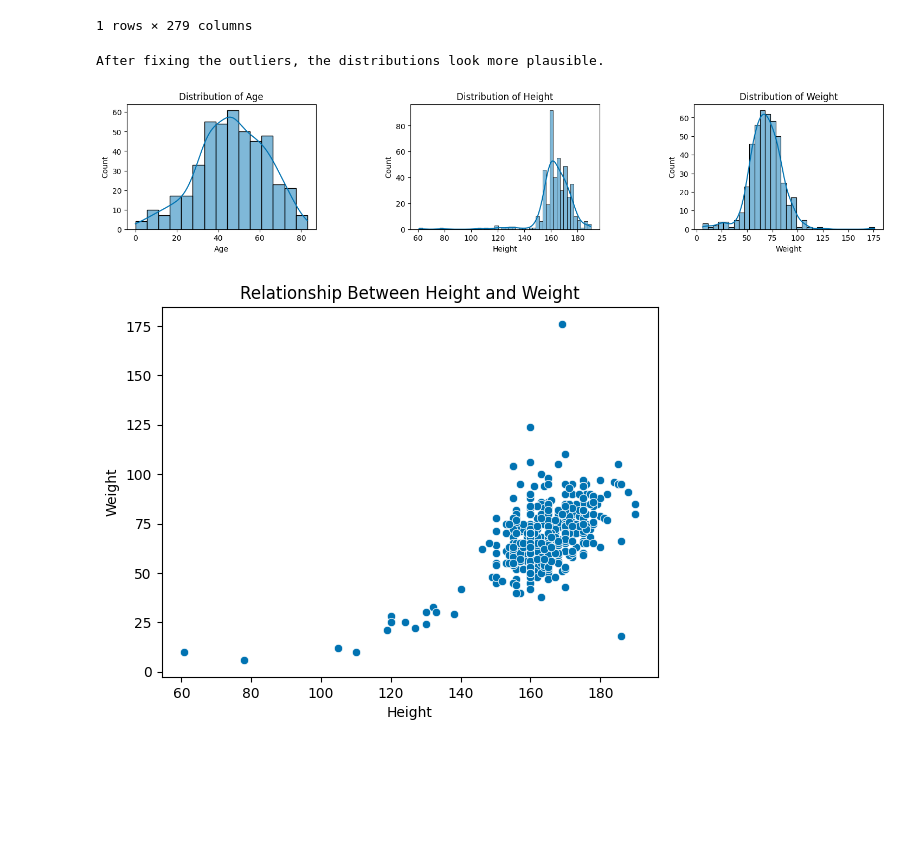
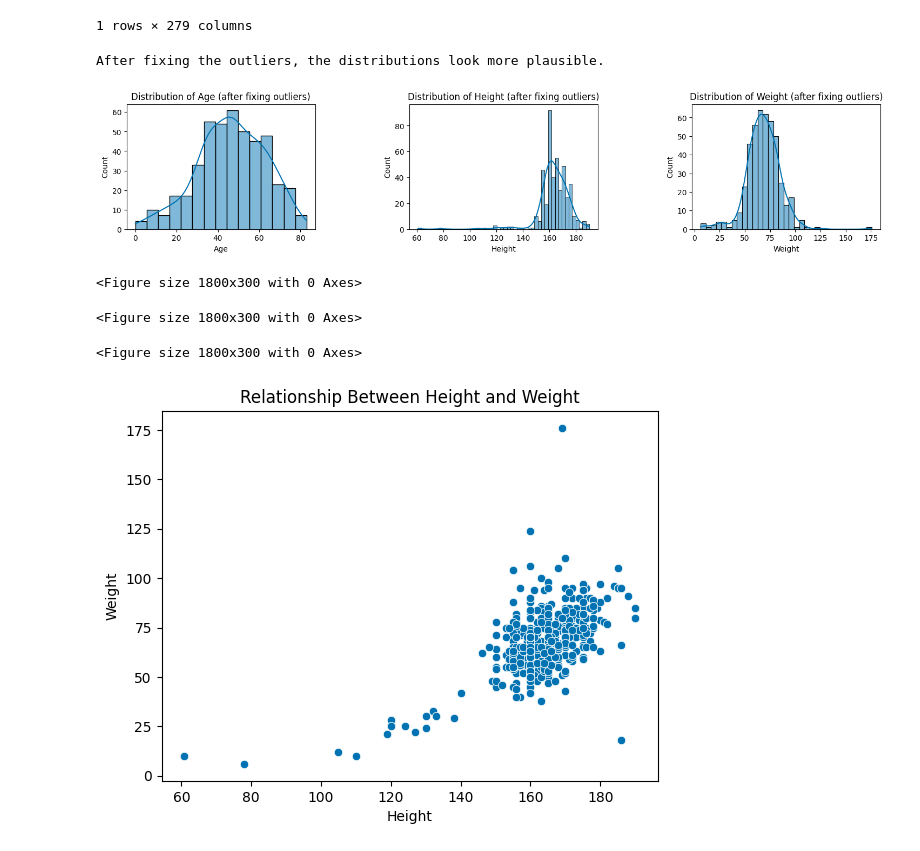
Before and after one commit to DataScientest-Studio/jan24_bds_int_atrial_fibrillation, a Jupyter notebook: notebooks/1A_EDA_UCI_Bilkent_Dataset.ipynb, the cells around one changed output. Drawn from its saved outputs; the diff is of its cells as text; code cells hidden in the pictures; blank space fills up the shorter version.

```diff
--- a/notebooks/1A_EDA_UCI_Bilkent_Dataset.ipynb
+++ b/notebooks/1A_EDA_UCI_Bilkent_Dataset.ipynb
@@ -123,18 +126,28 @@ plt.show()
 # %% [output]
 [figure]
 # %%
-# printing plots of distribution for columns with missing values
+# Plotting distribution for columns with missing values
 f, axes = plt.subplots(1, len(df_obj), figsize=(18, 3))
-i=0
+i = 0
 while i in range(len(df_obj)):
     for o in df_obj:
         sns.histplot(x=df[o], ax=axes[i], kde=True, stat='count')
-        print('NaN % in', o, ':', (df[o].isna().sum()/len(df[o])).round(2)*100)
-        i=i+1
+        axes[i].set_title(f'Distribution of {o}')
+        print('NaN % in', o, ':', (df[o].isna().sum() / len(df[o])).round(2) * 100)
+        i = i + 1
+
 plt.subplots_adjust(left=None, bottom=None, right=None, top=None, wspace=0.5, hspace=0.1)
-# T is somehwat left skewed, as are P and QRST
-# J is bimodally distributed
-# heart_rate is right skewed
+
+# Save each subplot into the figures folder
+for idx, ax in enumerate(axes):
+    plot_content = df_obj[idx]
+    filename = f'uci_distribution_{plot_content}.png'
+    filepath = os.path.join(figures_folder, filename)
+    plt.figure(figsize=(18, 3))
+    ax.get_figure().savefig(filepath)
+
+# Display the plot
+plt.show()
 # %% [output]
 NaN % in T : 2.0
 NaN % in P : 5.0
@@ -293,6 +311,13 @@ for i, c in enumerate(ahw):
 # Adjust spacing between subplots
 plt.subplots_adjust(left=None, bottom=None, right=None, top=None, wspace=0.5, hspace=0.1)
 
+# Save each subplot into the figures folder
+for i, c in enumerate(ahw):
+    filename = f'uci_distribution_{c}.png'
+    filepath = os.path.join(figures_folder, filename)
+    plt.figure(figsize=(18, 3))
+    axes[i].get_figure().savefig(filepath)
+
 # Print a comment
 print('We see some outliers in age, height, and weight, which we will investigate.')
 # %% [output]
@@ -327,27 +355,34 @@ df.loc[baby2]
 | 141 | 1.0 | 1.0 | 78.0 | 6.0 | 85.0 | 165.0 | 237.0 | 150.0 | 106.0 | ... |
 1 rows × 279 columns
 # %%
-# Define the columns to plot
-ahw = ['age', 'height', 'weight']
-
-# Create subplots to plot the distribution of age, height, and weight columns
+# Create subplots to plot the distribution of age, height, and weight columns after fixing outliers
 f, axes = plt.subplots(1, 3, figsize=(18, 3))
 
 # Iterate through the columns and plot each one
 for i, c in enumerate(ahw):
     sns.histplot(x=df[c], ax=axes[i], kde=True, stat='count')
-    axes[i].set_title(f'Distribution of {c.capitalize()}')
+    axes[i].set_title(f'Distribution of {c.capitalize()} (after fixing outliers)')
     axes[i].set_xlabel(c.capitalize())
     axes[i].set_ylabel('Count')
 
 # Adjust spacing between subplots
 plt.subplots_adjust(left=None, bottom=None, right=None, top=None, wspace=0.5, hspace=0.1)
 
+# Save each subplot into the figures folder with appropriate filename prefix and reference
+for i, c in enumerate(ahw):
+    filename = f'uci_distribution_{c}_fixed_outliers.png'
+    filepath = os.path.join(figures_folder, filename)
+    plt.figure(figsize=(18, 3))
+    axes[i].get_figure().savefig(filepath)
+
 # Print a comment
 print('After fixing the outliers, the distributions look more plausible.')
 # %% [output]
 After fixing the outliers, the distributions look more plausible.
-[figure, old version]
+[figure, new version]
+<Figure size 1800x300 with 0 Axes>
+<Figure size 1800x300 with 0 Axes>
+<Figure size 1800x300 with 0 Axes>
 # %%
 # Plotting the relationship between weight and height
 sns.scatterplot(data=df, x='height', y='weight')
```
Also changed, not shown: parts of 15 cells of this notebook, 23 other files.
